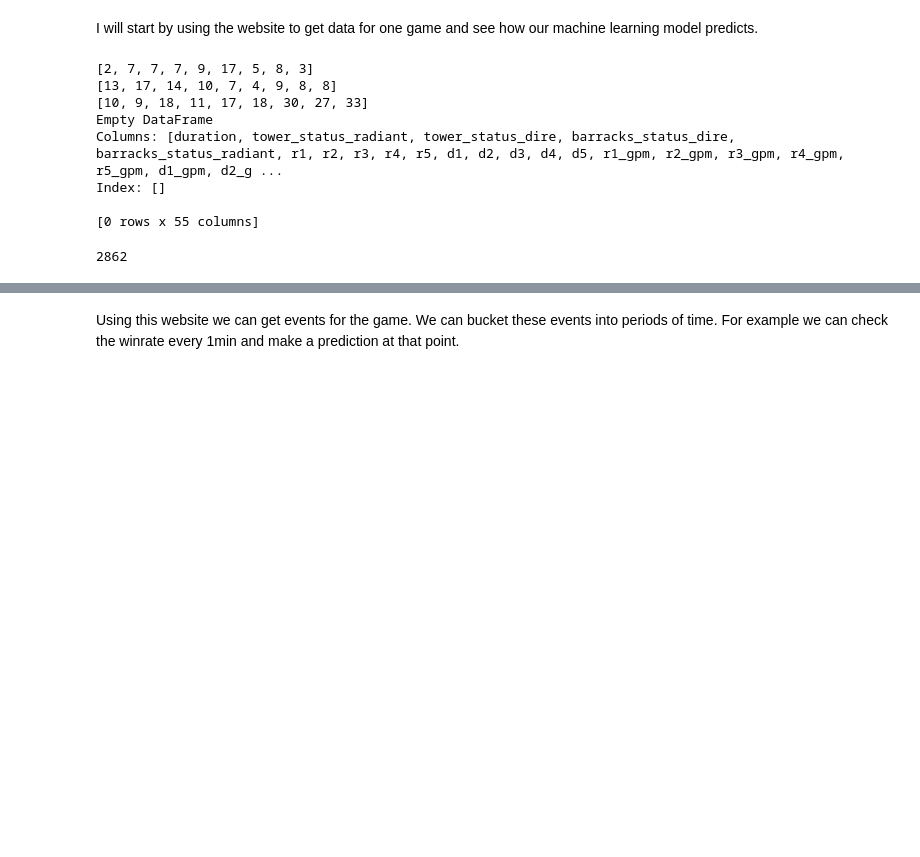
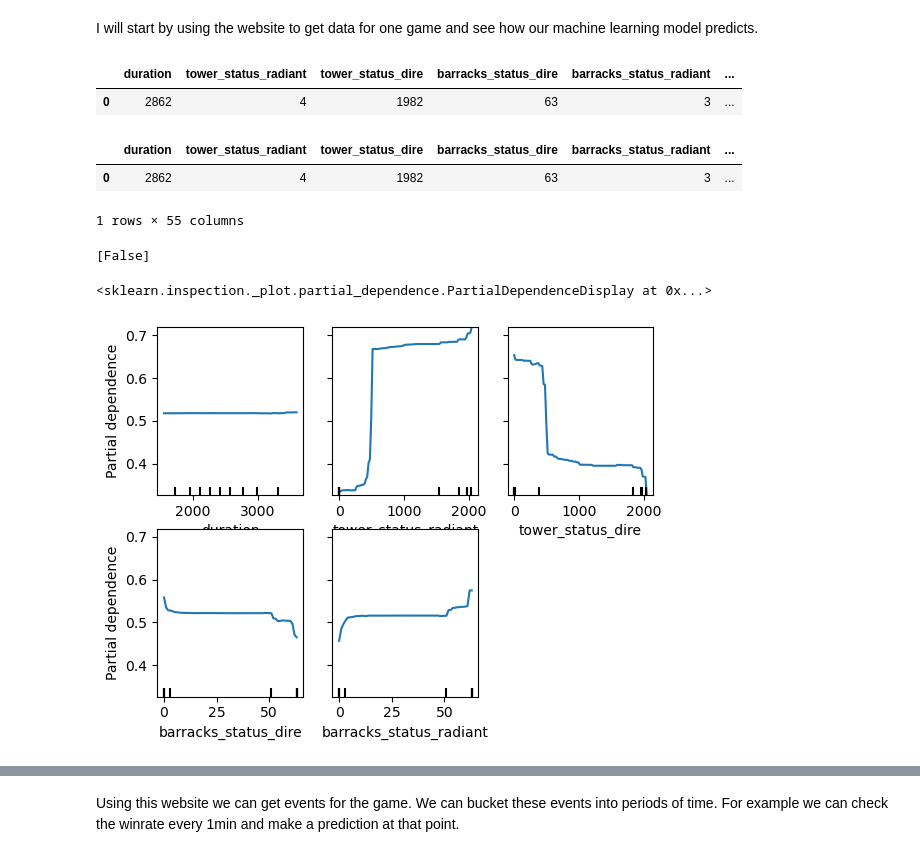
Before and after one commit to Mvtj22/ExploringDota2MatchData, a Jupyter notebook: Dota2matches:6-70-6-88.ipynb, the cells around one changed output, grey strips where cells are left out. Saved outputs shown, nothing was run; the diff lists cells and outputs as text; code cells hidden in the pictures; blank space fills up the shorter version.

Commit message:
Kaggle Notebook | Dota2Matches: 6.70-6.88 | Added Feature dependence plots

```diff
--- a/Dota2matches:6-70-6-88.ipynb
+++ b/Dota2matches:6-70-6-88.ipynb
@@ -366,40 +364,69 @@ pprint(r.json())
 # %% [markdown]
 I will start by using the website to get data for one game and see how our machine learning model predicts.
 # %%
+#Reminder to come back for a few corrections. Change data features to not be numerical when it is categorical. I assumed data is in order, I should instead check if it is Radiant or Dire.
+
 import json
-data_features = ["duration", "tower_status_radiant", "tower_status_dire", "barracks_status_dire", "barracks_status_radiant", "r1", "r2", "r3", "r4", "r5","d1", "d2", "d3", "d4", "d5","r1_gpm", "r2_gpm", "r3_gpm", "r4_gpm", "r5_gpm","d1_gpm", "d2_gpm", "d3_gpm", "d4_gpm", "d5_gpm","r1_xpm", "r2_xpm", "r3_xpm", "r4_xpm", "r5_xpm","d1_xpm", "d2_xpm", "d3_xpm", "d4_xpm", "d5_xpm","r1_k", "r2_k", "r3_k", "r4_k", "r5_k","d1_k", "d2_k", "d3_k", "d4_k", "d5_k","r1_d", "r2_d", "r3_d", "r4_d", "r5_d","d1_d", "d2_d", "d3_d", "d4_d", "d5_d"]
+data_features = ["duration", "tower_status_radiant", "tower_status_dire", "barracks_status_dire", "barracks_status_radiant", "heros", "gpm", "xpm", "kills", "deaths"]
 
 data = json.loads(r.text)
 
 #Get match data
 duration = data["data"]["match"]["durationSeconds"]
+towerStatusRadiant = data["data"]["match"]["towerStatusRadiant"]
+towerStatusDire = data["data"]["match"]["towerStatusDire"]
+barracksStatusDire = data["data"]["match"]["barracksStatusDire"]
+barracksStatusRadiant = data["data"]["match"]["barracksStatusRadiant"]
 
-#Get the kills,deaths and assists for each player
+#Get the details for each player
+heros = [];
+gpm = [];
+xpm = [];
 kills=[];
 deaths= [];
 assists= [];
-for x in range(0,9):
+for x in range(0,10):
+    heros.append(data["data"]["match"]["players"][x]["heroId"])
+    gpm.append(data["data"]["match"]["players"][x]["goldPerMinute"])
+    xpm.append(data["data"]["match"]["players"][x]["experiencePerMinute"])
     kills.append(data["data"]["match"]["players"][x]["kills"])
     deaths.append(data["data"]["match"]["players"][x]["deaths"])
     assists.append(data["data"]["match"]["players"][x]["assists"])
 
-print(kills)
-print(deaths)
-print(assists)
+#Make into format for machine learning data
+gameData = pd.DataFrame([(duration,towerStatusRadiant,towerStatusDire, barracksStatusDire, barracksStatusRadiant,heros,gpm,xpm,kills,deaths)],columns=data_features)
 
-#Make into format for machine learning data
-gameData = pd.DataFrame([],columns=data_features)
-
-print(gameData)
-duration
-#print(forest_model.predict(random_game))
+gameData
 # %% [output]
-[2, 7, 7, 7, 9, 17, 5, 8, 3]
-[13, 17, 14, 10, 7, 4, 9, 8, 8]
-[10, 9, 18, 11, 17, 18, 30, 27, 33]
-Empty DataFrame
-Columns: [duration, tower_status_radiant, tower_status_dire, barracks_status_dire, barracks_status_radiant, r1, r2, r3, r4, r5, d1, d2, d3, d4, d5, r1_gpm, r2_gpm, r3_gpm, r4_gpm, r5_gpm, d1_gpm, d2_g ...
-Index: []
-
-[0 rows x 55 columns]
-2862
+|  | duration | tower_status_radiant | tower_status_dire | barracks_status_dire | barracks_status_radiant | ... |
+| 0 | 2862 | 4 | 1982 | 63 | 3 | ... |
+# %%
+#The next step is to make the lists in the data into their own columns for the machine learning model
+gameData[["r1", "r2", "r3", "r4", "r5","d1", "d2", "d3", "d4", "d5"]] = gameData["heros"].tolist()
+gameData[["r1_gpm", "r2_gpm", "r3_gpm", "r4_gpm", "r5_gpm","d1_gpm", "d2_gpm", "d3_gpm", "d4_gpm", "d5_gpm"]] = gameData["gpm"].tolist()
+gameData[["r1_xpm", "r2_xpm", "r3_xpm", "r4_xpm", "r5_xpm","d1_xpm", "d2_xpm", "d3_xpm", "d4_xpm", "d5_xpm"]] = gameData["xpm"].tolist()
+gameData[["r1_k", "r2_k", "r3_k", "r4_k", "r5_k","d1_k", "d2_k", "d3_k", "d4_k", "d5_k"]] = gameData["kills"].tolist()
+gameData[["r1_d", "r2_d", "r3_d", "r4_d", "r5_d","d1_d", "d2_d", "d3_d", "d4_d", "d5_d"]] = gameData["deaths"].tolist()
+
+gameData = gameData.drop(["heros"],axis=1)
+gameData = gameData.drop(["gpm"],axis=1)
+gameData = gameData.drop(["xpm"],axis=1)
+gameData = gameData.drop(["kills"],axis=1)
+gameData = gameData.drop(["deaths"],axis=1)
+gameData
+# %% [output]
+|  | duration | tower_status_radiant | tower_status_dire | barracks_status_dire | barracks_status_radiant | ... |
+| 0 | 2862 | 4 | 1982 | 63 | 3 | ... |
+1 rows × 55 columns
+# %%
+print(forest_model.predict(gameData))
+# %% [output]
+[False]
+# %%
+from sklearn.inspection import plot_partial_dependence
+datafeatures = ["duration", "tower_status_radiant", "tower_status_dire", "barracks_status_dire", "barracks_status_radiant"]
+
+plot_partial_dependence(forest_model, train_X, datafeatures)
+# %% [output]
+<sklearn.inspection._plot.partial_dependence.PartialDependenceDisplay at 0x...>
+[figure, added]
```
Also changed, not shown: parts of 7 cells of this notebook.
